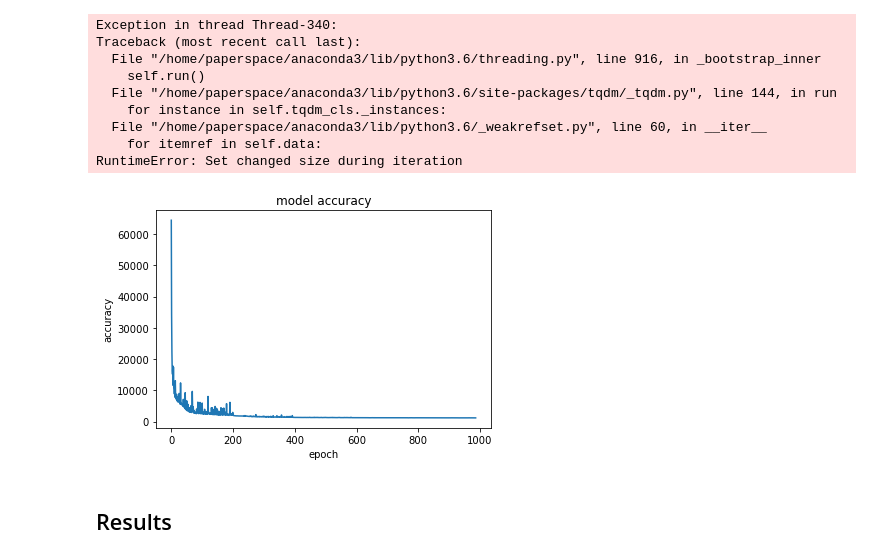
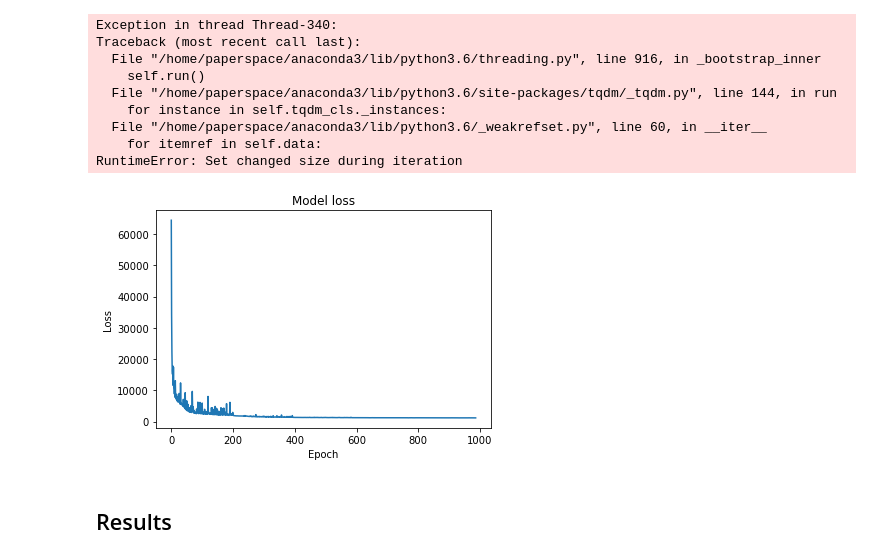
Before and after one commit to alexandremuzio/deep-steg, a Jupyter notebook: deep_steg.ipynb, the cells around one changed output. Saved outputs shown, nothing was run; the diff lists cells and outputs as text; code cells hidden in the pictures.

```diff
--- a/deep_steg.ipynb
+++ b/deep_steg.ipynb
@@ -312,13 +312,14 @@ Traceback (most recent call last):
     for itemref in self.data:
 RuntimeError: Set changed size during iteration
 # %%
+# Plot loss through epochs
 plt.plot(loss_history)
-plt.title('model accuracy')
-plt.ylabel('accuracy')
-plt.xlabel('epoch')
+plt.title('Model loss')
+plt.ylabel('Loss')
+plt.xlabel('Epoch')
 plt.show()
 # %% [output]
-[figure, old version]
+[figure, new version]
 # %%
 # Save model
 # autoencoder_model.save_weights('models/model.hdf5')
```
Also changed, not shown: parts of 5 cells of this notebook.
